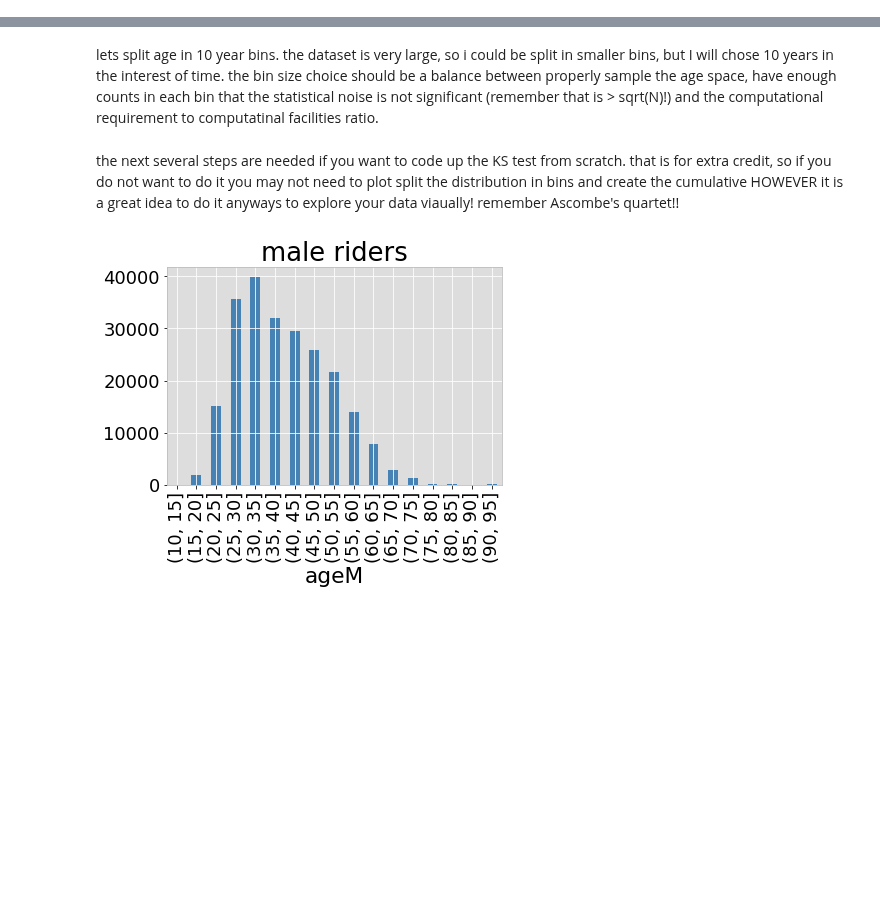
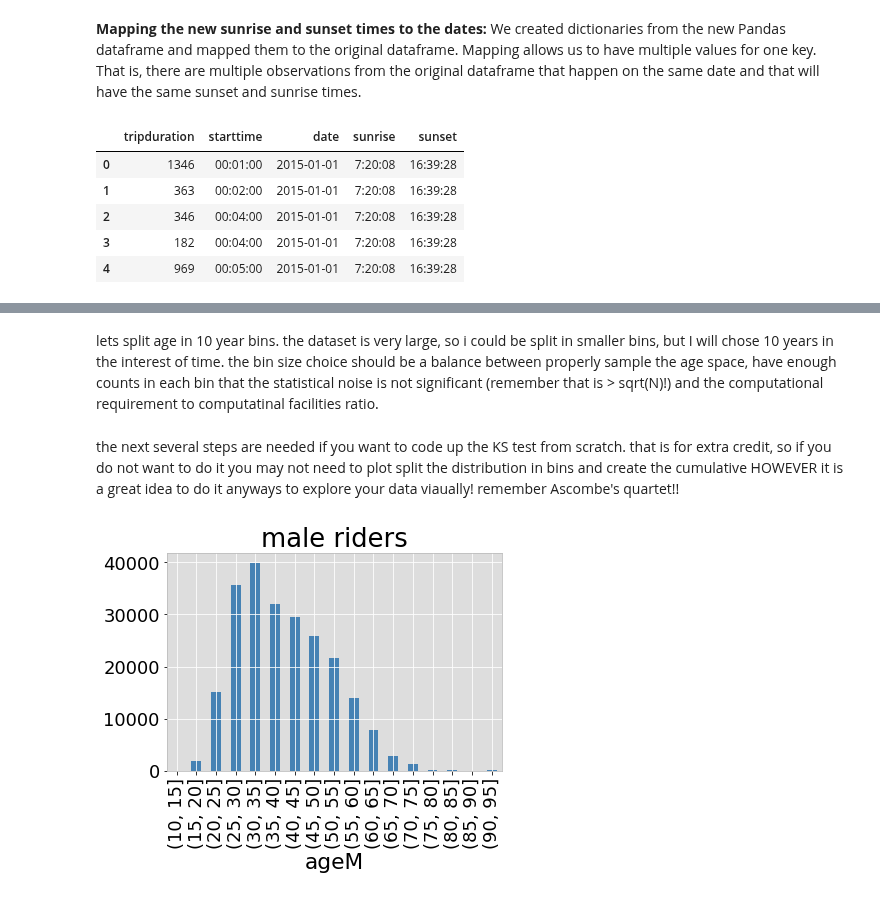
Before and after one commit to seanandrewchen/PUI2017_sac820, a Jupyter notebook: HW4_sac820/Assignment4.ipynb, the cells around one changed output, grey strips where cells are left out. Saved outputs shown, nothing was run; the diff lists cells and outputs as text; code cells hidden in the pictures; blank space fills up the shorter version.

```diff
--- a/HW4_sac820/Assignment4.ipynb
+++ b/HW4_sac820/Assignment4.ipynb
@@ -117,0 +110,9 @@ df.describe()
+# %%
+#Make a copy of the original data
+durationData = citibikeData.copy()
+
+#Drop unneeded variables
+durationData.drop(['start station id', 'start station name', 'start station latitude',
+                                 'start station longitude', 'end station id', 'end station name',
+                                 'end station latitude', 'end station longitude', 'bikeid','usertype',
+                                 'birth year', 'gender', 'stoptime'], axis=1, inplace=True)
@@ -117,0 +128,6 @@ df.describe()
+# %%
+#Create a year/month/day so we can match it to new dataframe for sunrise and sunset
+durationData['date'] = [d.date() for d in durationData['starttime']]
+durationData['starttime'] = [d.time() for d in durationData['starttime']]
+
+durationData.head()
@@ -117,0 +154,17 @@ df.describe()
+# %% [markdown]
+**Mapping the new sunrise and sunset times to the dates:** We created dictionaries from the new Pandas dataframe and mapped them to the original dataframe. Mapping allows us to have multiple values for one key. That is, there are multiple observations from the original dataframe that happen on the same date and that will have the same sunset and sunrise times.
+# %%
+sunrise_to_date = sunriseSunset.set_index('date').to_dict()['sunrise']
+sunset_to_date = sunriseSunset.set_index('date').to_dict()['sunset']
+
+durationData['sunrise'] = durationData['date'].map(sunrise_to_date)
+durationData['sunset'] = durationData['date'].map(sunset_to_date)
+
+durationData.head()
+# %% [output]
+|  | tripduration | starttime | date | sunrise | sunset |
+| 0 | 1346 | 00:01:00 | 2015-01-01 | 7:20:08 | 16:39:28 |
+| 1 | 363 | 00:02:00 | 2015-01-01 | 7:20:08 | 16:39:28 |
+| 2 | 346 | 00:04:00 | 2015-01-01 | 7:20:08 | 16:39:28 |
+| 3 | 182 | 00:04:00 | 2015-01-01 | 7:20:08 | 16:39:28 |
+| 4 | 969 | 00:05:00 | 2015-01-01 | 7:20:08 | 16:39:28 |
```
Also changed, not shown: parts of 56 cells of this notebook, 21 other files.
